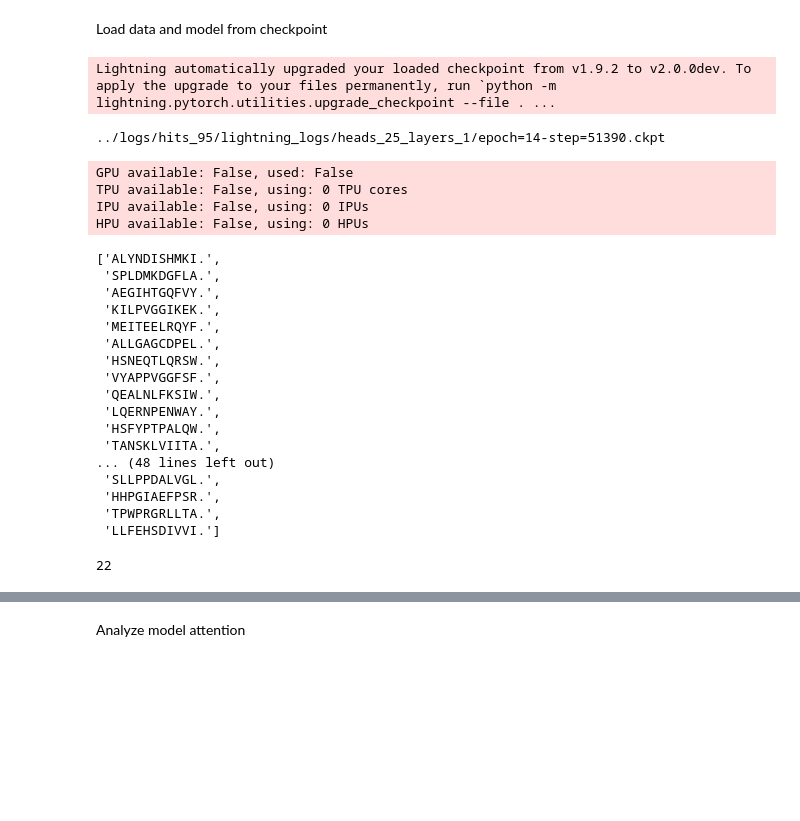
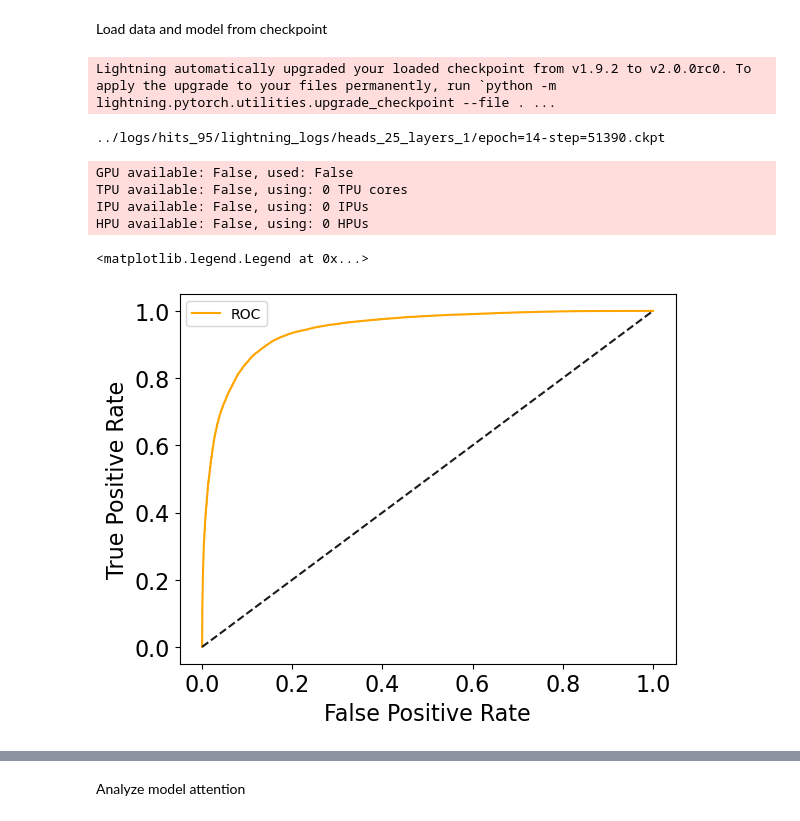
Before and after one commit to mhbakalar/phla-prediction, a Jupyter notebook: analysis/analysis.ipynb, the cells around one changed output, grey strips where cells are left out. Drawn from its saved outputs; the diff is of its cells as text; code cells hidden in the pictures; blank space fills up the shorter version.

```diff
--- a/analysis/analysis.ipynb
+++ b/analysis/analysis.ipynb
@@ -23,14 +20,14 @@ import glob
 Load data and model from checkpoint
 # %%
 # Configure data and build data module
-hits_file = '../data/hits_16_11.txt'
-decoys_file = '../data/decoys_11.txt'
+hits_file = '../data/hits_16.txt'
+decoys_file = '../data/decoys.txt'
 aa_order_file = '../data/amino_acid_ordering.txt'
 allele_sequence_file = '../data/alleles_95_variable.txt'
 
-data = models.datasets.phla_data.PeptideHLADataModule(
+data = models.datasets.phla_binding.DataModule(
             hits_file=hits_file,
-            decoys_file=None,
+            decoys_file=decoys_file,
             aa_order_file=aa_order_file,
             allele_sequence_file=allele_sequence_file,
             decoy_mul=1,
@@ -45,7 +42,7 @@ data.prepare_data()
 ckpt_file = glob.glob("../logs/hits_95/lightning_logs/heads_25_layers_1/*.ckpt")[1]
 print(ckpt_file)
 
-model = models.modules.split_transformer.PeptideHLATransformer.load_from_checkpoint(ckpt_file)
+model = models.modules.split_transformer.SplitTransformer.load_from_checkpoint(ckpt_file)
 attn_outputs = {}
 for i, key in enumerate(model.transformers):
     item = model.transformers[key]
@@ -55,34 +52,9 @@ for i, key in enumerate(model.transformers):
 trainer = L.Trainer()
 predictions = trainer.predict(model, datamodule=data)
 # %% [output]
-Lightning automatically upgraded your loaded checkpoint from v1.9.2 to v2.0.0dev. To apply the upgrade to your files permanently, run `python -m lightning.pytorch.utilities.upgrade_checkpoint --file . ...
+Lightning automatically upgraded your loaded checkpoint from v1.9.2 to v2.0.0rc0. To apply the upgrade to your files permanently, run `python -m lightning.pytorch.utilities.upgrade_checkpoint --file . ...
 ../logs/hits_95/lightning_logs/heads_25_layers_1/epoch=14-step=51390.ckpt
 GPU available: False, used: False
 TPU available: False, using: 0 TPU cores
 IPU available: False, using: 0 IPUs
 HPU available: False, using: 0 HPUs
-# %%
-batch = 0
-[data.peptide_dataset.decode_peptide(pep)[-12:] for pep in predictions[batch][0]]
-# %% [output]
-['ALYNDISHMKI.',
- 'SPLDMKDGFLA.',
- 'AEGIHTGQFVY.',
- 'KILPVGGIKEK.',
- 'MEITEELRQYF.',
- 'ALLGAGCDPEL.',
- 'HSNEQTLQRSW.',
- 'VYAPPVGGFSF.',
- 'QEALNLFKSIW.',
- 'LQERNPENWAY.',
- 'HSFYPTPALQW.',
- 'TANSKLVIITA.',
-... (48 lines left out)
- 'SLLPPDALVGL.',
- 'HHPGIAEFPSR.',
- 'TPWPRGRLLTA.',
- 'LLFEHSDIVVI.']
-# %%
-len(data.peptide_dataset.aa_map.keys())
-# %% [output]
-22
@@ -90,0 +61,30 @@ attn_outputs['pep_transformer_encoder'][1].outputs[batch]
+# %%
+from sklearn.metrics import roc_curve
+
+inputs, labels, outputs = zip(*[batch for batch in predictions])
+
+inputs = torch.vstack(list(inputs))
+labels = torch.vstack(list(labels))
+outputs = torch.vstack(list(outputs))
+# %%
+import matplotlib
+matplotlib.rcParams.update(matplotlib.rcParamsDefault)
+
+fig, ax = plt.subplots()
+
+# Plot the data
+
+# Set the font size of the x and y tick labels
+
+x, y, z = roc_curve(labels, outputs)
+ax.plot(x,y,'orange')
+ax.plot([0,1],[0,1],'k--')
+ax.set_xlabel('False Positive Rate', fontsize=16)
+ax.set_ylabel('True Positive Rate', fontsize=16)
+
+ax.tick_params(axis='both', which='major', labelsize=16)
+
+ax.legend(['ROC'])
+# %% [output]
+<matplotlib.legend.Legend at 0x...>
+[figure, added]
```
Also changed, not shown: parts of 11 cells of this notebook, 5 other files.
